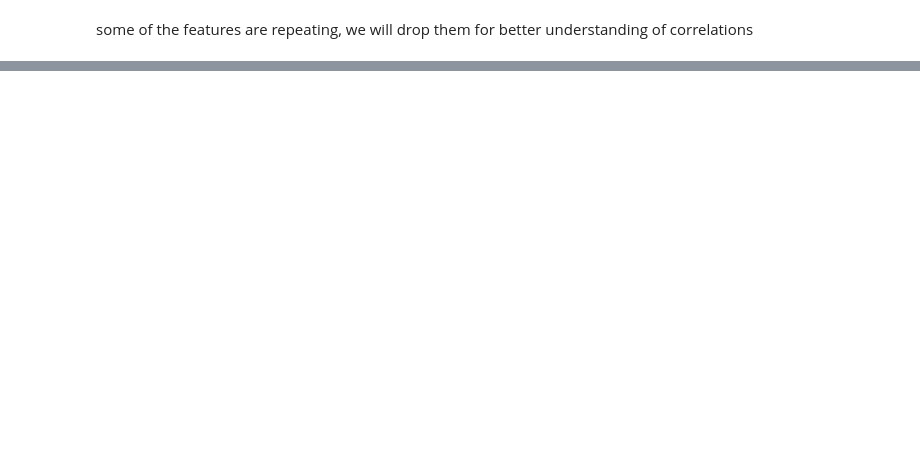
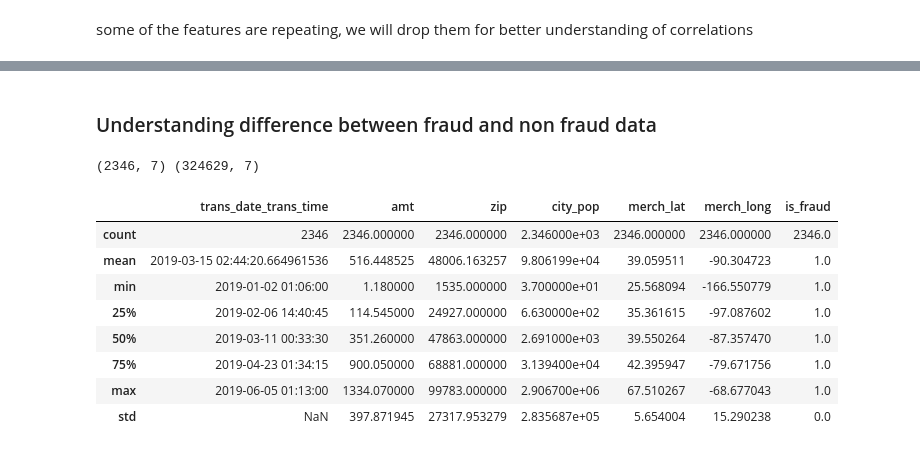
Before and after one commit to InspectorGoole/ML-project, a Jupyter notebook: detect.ipynb, the cells around one changed output, grey strips where cells are left out. Drawn from its saved outputs; the diff is of its cells as text; code cells hidden in the pictures; blank space fills up the shorter version.

```diff
--- a/detect.ipynb
+++ b/detect.ipynb
@@ -158,0 +294,21 @@ Most of these features don't seem to be correlating with the output. Should i dr
+# %% [markdown]
+### Understanding difference between fraud and non fraud data
+# %%
+fraud_data = new_df[new_df.is_fraud == 1]
+non_fraud_data = new_df[new_df.is_fraud == 0]
+# %%
+print(fraud_data.shape, non_fraud_data.shape)
+# %% [output]
+(2346, 7) (324629, 7)
+# %%
+fraud_data.describe()
+# %% [output]
+|  | trans_date_trans_time | amt | zip | city_pop | merch_lat | merch_long | is_fraud |
+| count | 2346 | 2346.000000 | 2346.000000 | 2.346000e+03 | 2346.000000 | 2346.000000 | 2346.0 |
+| mean | 2019-03-15 02:44:20.664961536 | 516.448525 | 48006.163257 | 9.806199e+04 | 39.059511 | -90.304723 | 1.0 |
+| min | 2019-01-02 01:06:00 | 1.180000 | 1535.000000 | 3.700000e+01 | 25.568094 | -166.550779 | 1.0 |
+| 25% | 2019-02-06 14:40:45 | 114.545000 | 24927.000000 | 6.630000e+02 | 35.361615 | -97.087602 | 1.0 |
+| 50% | 2019-03-11 00:33:30 | 351.260000 | 47863.000000 | 2.691000e+03 | 39.550264 | -87.357470 | 1.0 |
+| 75% | 2019-04-23 01:34:15 | 900.050000 | 68881.000000 | 3.139400e+04 | 42.395947 | -79.671756 | 1.0 |
+| max | 2019-06-05 01:13:00 | 1334.070000 | 99783.000000 | 2.906700e+06 | 67.510267 | -68.677043 | 1.0 |
+| std | NaN | 397.871945 | 27317.953279 | 2.835687e+05 | 5.654004 | 15.290238 | 0.0 |
```
Also changed, not shown: parts of 29 cells of this notebook.
